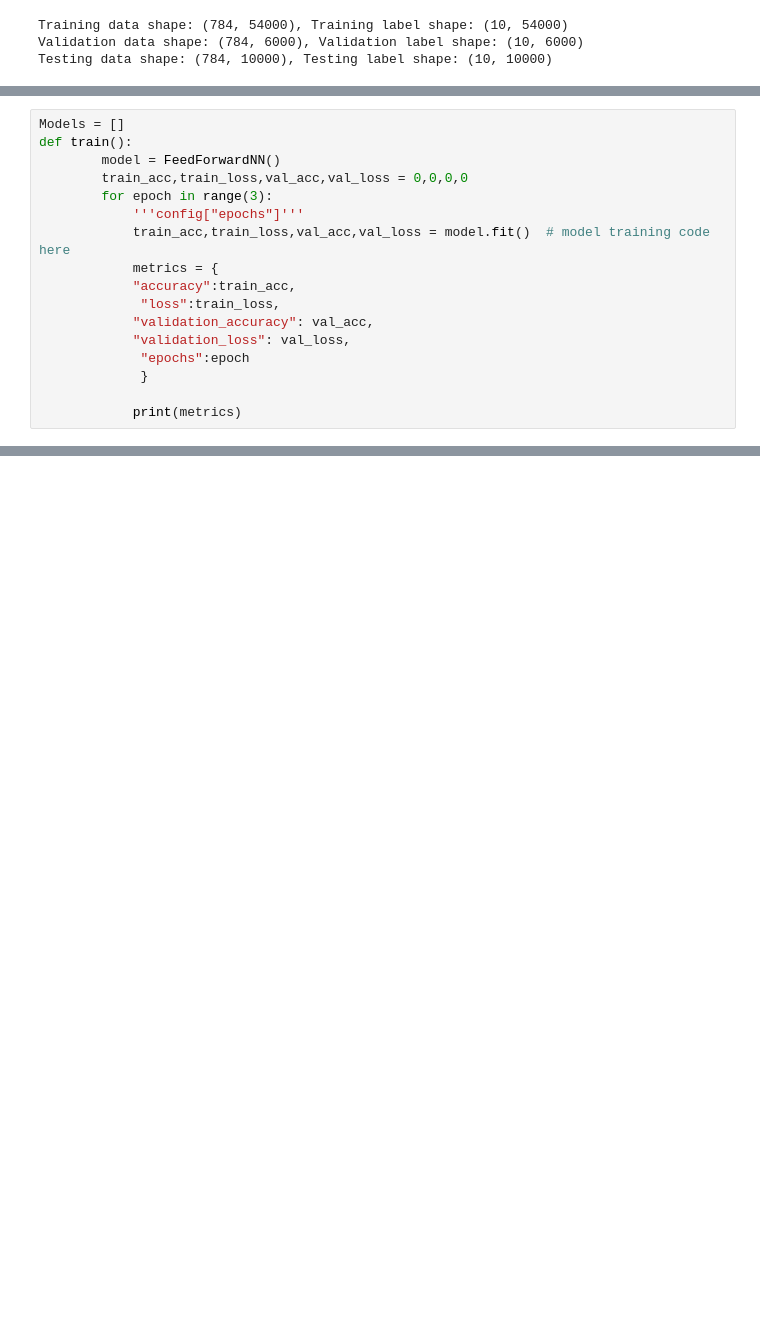
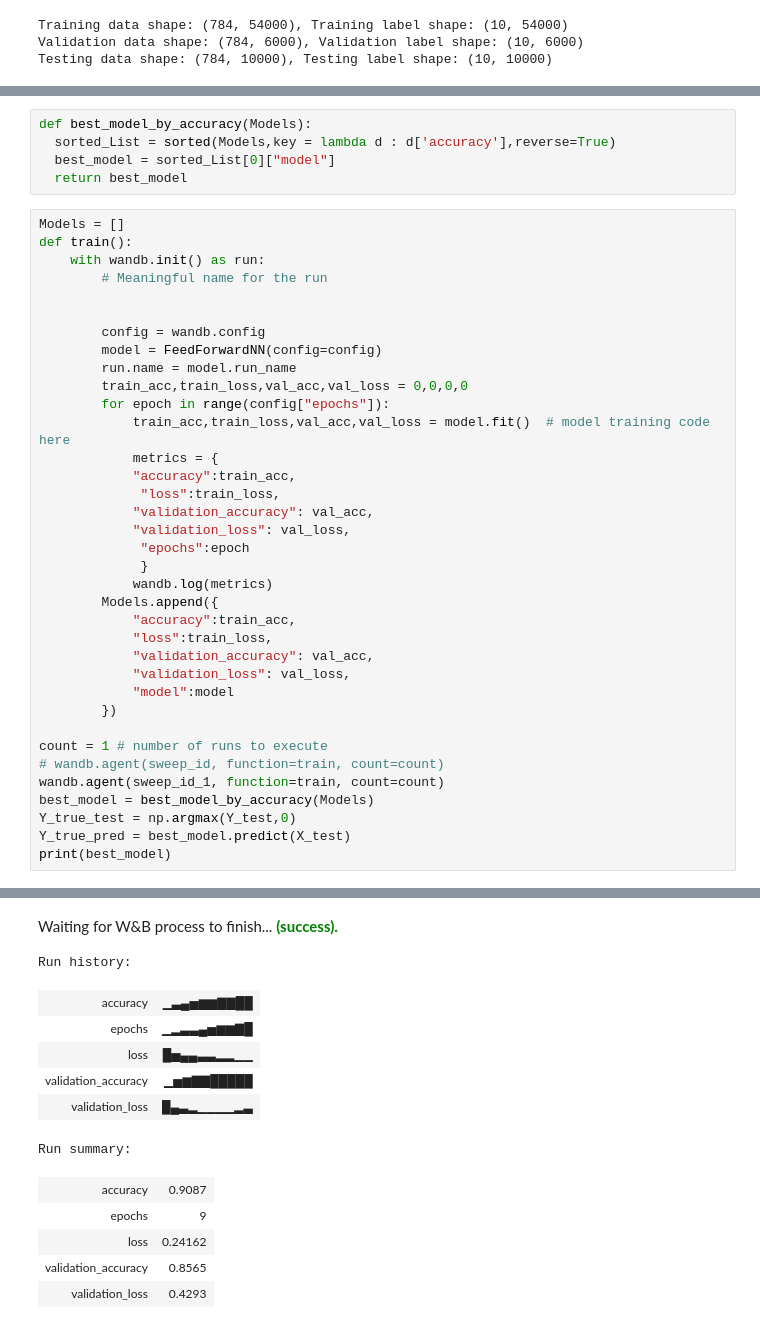
Before and after one commit to oikn2018/backprop_implementation_from_scratch, a Jupyter notebook: dl_a1.ipynb, the cells around one changed output, grey strips where cells are left out. Drawn from its saved outputs; the diff is of its cells as text; blank space fills up the shorter version.

Commit message:
Added code to run sweeps

```diff
--- a/dl_a1.ipynb
+++ b/dl_a1.ipynb
@@ -715,10 +841,20 @@ class FeedForwardNN:
+# %%
+def best_model_by_accuracy(Models):
+  sorted_List = sorted(Models,key = lambda d : d['accuracy'],reverse=True)
+  best_model = sorted_List[0]["model"]
+  return best_model
 # %%
 Models = []
 def train():
-        model = FeedForwardNN()
+    with wandb.init() as run:
+        # Meaningful name for the run
+
+
+        config = wandb.config
+        model = FeedForwardNN(config=config)
+        run.name = model.run_name
         train_acc,train_loss,val_acc,val_loss = 0,0,0,0
-        for epoch in range(3):
-            '''config["epochs"]'''
+        for epoch in range(config["epochs"]):
             train_acc,train_loss,val_acc,val_loss = model.fit()  # model training code here
             metrics = {
             "accuracy":train_acc,
@@ -727,5 +863,20 @@ def train():
             "validation_loss": val_loss,
              "epochs":epoch
              }
+            wandb.log(metrics)
+        Models.append({
+            "accuracy":train_acc,
+            "loss":train_loss,
+            "validation_accuracy": val_acc,
+            "validation_loss": val_loss,
+            "model":model
+        })
 
-            print(metrics)
+count = 1 # number of runs to execute
+# wandb.agent(sweep_id, function=train, count=count)
+wandb.agent(sweep_id_1, function=train, count=count)
+best_model = best_model_by_accuracy(Models)
+Y_true_test = np.argmax(Y_test,0)
+Y_true_pred = best_model.predict(X_test)
+print(best_model)
+# %% [output]
@@ -731,0 +901,13 @@ def train():
+Waiting for W&B process to finish... (success).
+Run history:
+| accuracy | ▁▃▄▅▆▆▇▇██ |
+| epochs | ▁▂▃▃▄▅▆▆▇█ |
+| loss | █▅▄▄▃▃▂▂▁▁ |
+| validation_accuracy | ▁▅▆▇▇█████ |
+| validation_loss | █▄▃▂▁▁▁▁▂▃ |
+Run summary:
+| accuracy | 0.9087 |
+| epochs | 9 |
+| loss | 0.24162 |
+| validation_accuracy | 0.8565 |
+| validation_loss | 0.4293 |
```
Also changed, not shown: parts of 9 cells of this notebook.
